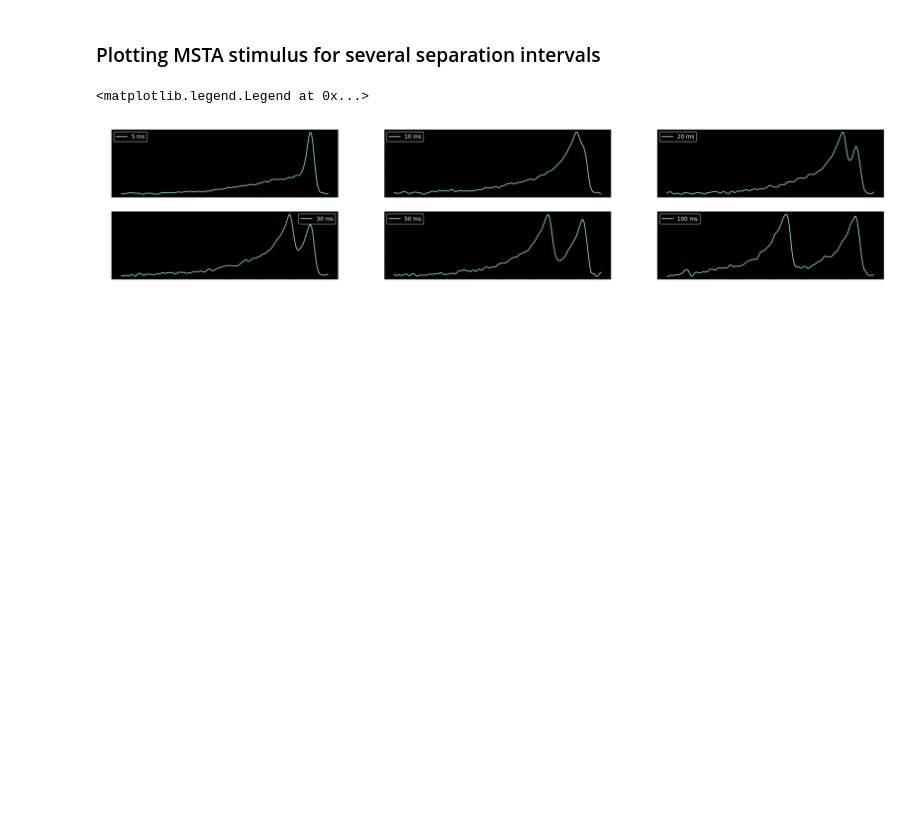
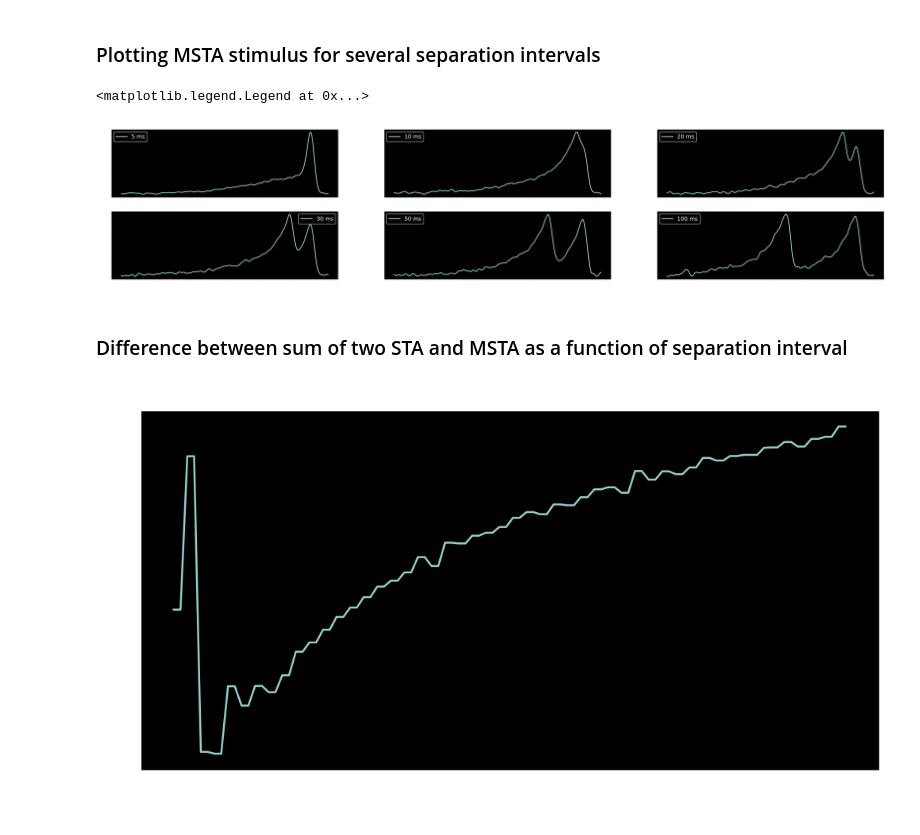
Before and after one commit to platycristate/computational-neuroscience, a Jupyter notebook: chapter1/C1_Task8-10.ipynb, the cells around one changed output. Saved outputs shown, nothing was run; the diff lists cells and outputs as text; code cells hidden in the pictures; blank space fills up the shorter version.

```diff
--- a/chapter1/C1_Task8-10.ipynb
+++ b/chapter1/C1_Task8-10.ipynb
@@ -135,3 +135,25 @@ axs[1, 2].legend()
 # %% [output]
 <matplotlib.legend.Legend at 0x...>
 [figure]
+# %% [markdown]
+### Difference between sum of two STA and MSTA as a function of separation interval
+# %%
+# sum of two spike-time averages
+sta_stim, sta_time = STA_new(stim, time, spikes, window=300)
+sta_stim_doubled = sta_stim * 2
+# %%
+diff_sta_msta = []
+Δt = time[1] - time[0]
+sep_inval = [i for i in range(0, 100, 1)]
+for i in sep_inval:
+    spike_pairs = convolve_spike_pairs(spikes, Δt, i)
+    msta_stim, _ = STA_new(stim, time, spike_pairs, window=300)
+    diff_sta_msta.append( np.linalg.norm( msta_stim - sta_stim_doubled) ) # magnitude of the difference || (x1 - x2, y1 - y2, ... ) ||
+diff_sta_msta = np.array(diff_sta_msta)
+# %%
+plt.figure(dpi=120, figsize=(10, 5))
+plt.plot(sep_inval, diff_sta_msta);
+plt.xlabel('Separation interval, ms');
+plt.title('Magnitude of the differenc as the function of sep. intervalval');
+# %% [output]
+[figure, added]
```
